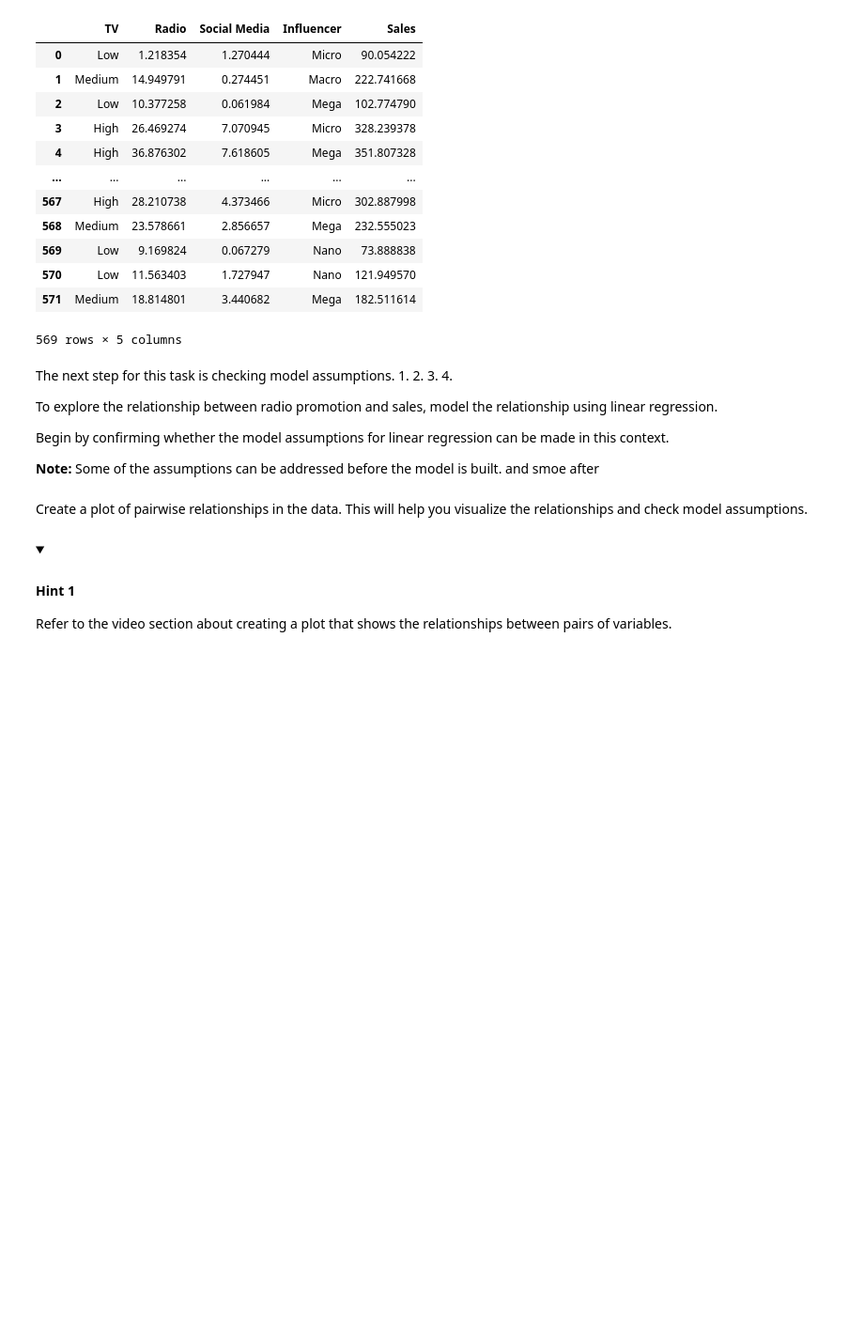
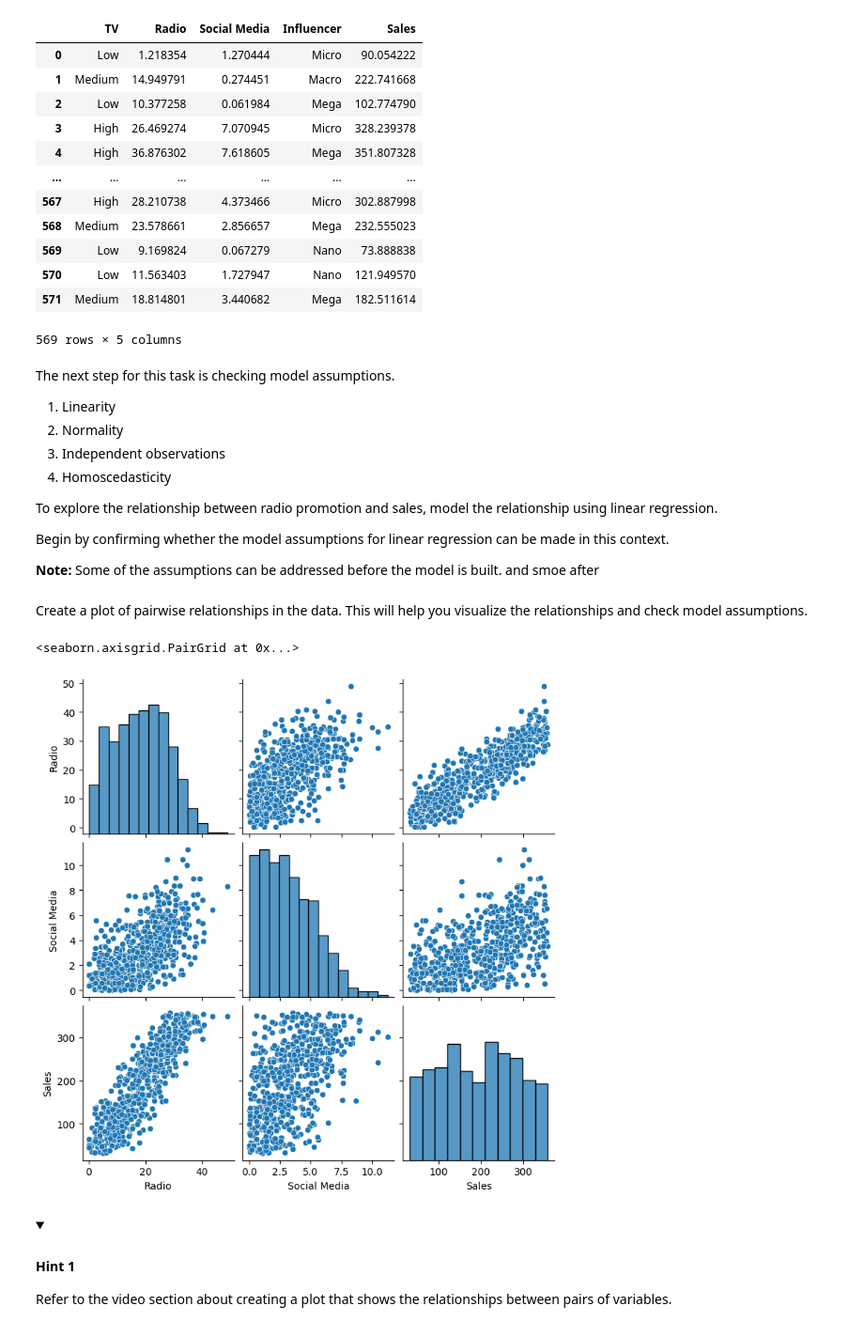
Before and after one commit to dyyland23-glitch/Marketing-sales-data, a Jupyter notebook: marketing_Run simple linear regression (2).ipynb, the cells around one changed output. Shown at 94% size. Saved outputs shown, nothing was run; the diff lists cells and outputs as text; code cells hidden in the pictures; folded sections open; blank space fills up the shorter version.

```diff
--- a/marketing_Run simple linear regression (2).ipynb
+++ b/marketing_Run simple linear regression (2).ipynb
@@ -249,10 +249,10 @@ data.dropna(axis=0)
 data = data.dropna(axis=0)
 # %% [markdown]
 The next step for this task is checking model assumptions.
-1.
-2.
-3.
-4.
+1. Linearity
+2. Normality
+3. Independent observations
+4. Homoscedasticity
 
 
 To explore the relationship between radio promotion  and sales,
@@ -268,7 +268,10 @@ Create a plot of pairwise relationships in the data. This will help you visualiz
 # %%
 # Create plot of pairwise relationships.
 
-### YOUR CODE HERE ###
+sns.pairplot(data)
+# %% [output]
+<seaborn.axisgrid.PairGrid at 0x...>
+[figure, added]
 # %% [markdown]
 <details>
 <summary><h4><strong>Hint 1</strong></h4></summary>
```
